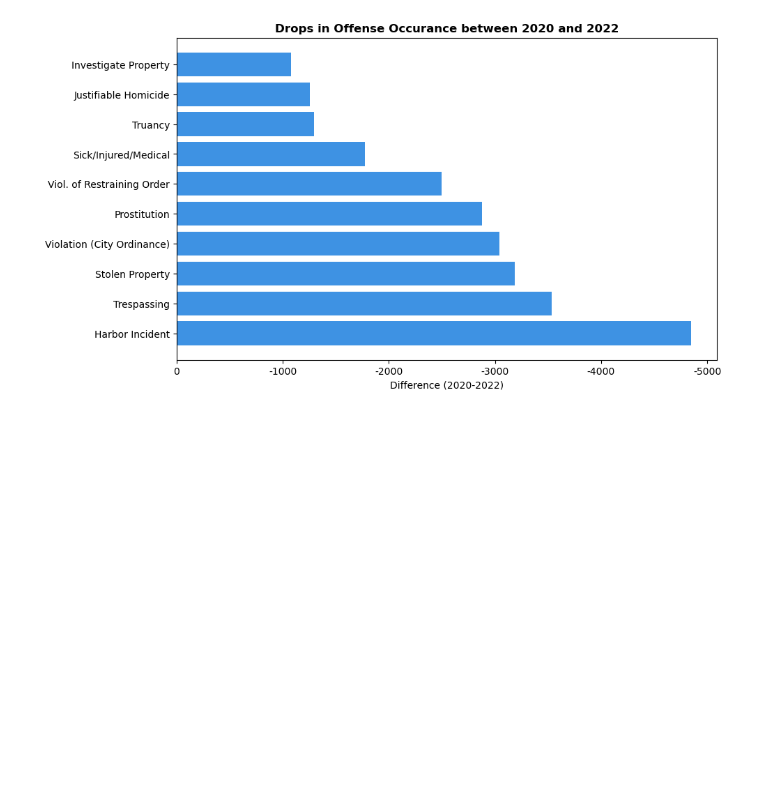
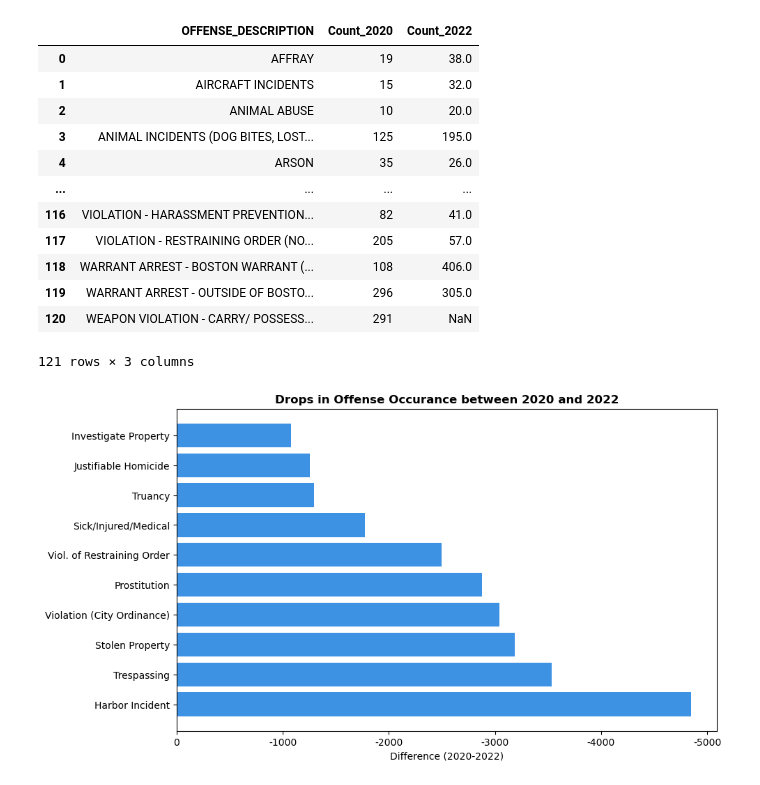
Before and after one commit to Dastardi/data_foundations, a Jupyter notebook: HW2/comparing_tables.ipynb, the cells around one changed output. Cells and saved outputs as stored; diff of their text form; code cells hidden in the pictures; blank space fills up the shorter version.

```diff
--- a/HW2/comparing_tables.ipynb
+++ b/HW2/comparing_tables.ipynb
@@ -15,6 +15,21 @@ query = "SELECT OFFENSE_DESCRIPTION, COUNT(*) AS Count_2018 FROM crime_2018 GROU
 df = pd.read_sql_query(query, con)
 # %%
 compare_20_22 = df1.join(df2.Count_2022)
+compare_20_22
+# %% [output]
+|  | OFFENSE_DESCRIPTION | Count_2020 | Count_2022 |
+| 0 | AFFRAY | 19 | 38.0 |
+| 1 | AIRCRAFT INCIDENTS | 15 | 32.0 |
+| 2 | ANIMAL ABUSE | 10 | 20.0 |
+| 3 | ANIMAL INCIDENTS (DOG BITES, LOST... | 125 | 195.0 |
+| 4 | ARSON | 35 | 26.0 |
+| ... | ... | ... | ... |
+| 116 | VIOLATION - HARASSMENT PREVENTION... | 82 | 41.0 |
+| 117 | VIOLATION - RESTRAINING ORDER (NO... | 205 | 57.0 |
+| 118 | WARRANT ARREST - BOSTON WARRANT (... | 108 | 406.0 |
+| 119 | WARRANT ARREST - OUTSIDE OF BOSTO... | 296 | 305.0 |
+| 120 | WEAPON VIOLATION - CARRY/ POSSESS... | 291 | NaN |
+121 rows × 3 columns
 # %%
 compare_20_22['Difference'] = compare_20_22.Count_2022 - compare_20_22.Count_2020
 compare_20_22.fillna(0, inplace=True)
```
Also changed, not shown: parts of 1 cell of this notebook, 2 other files.
